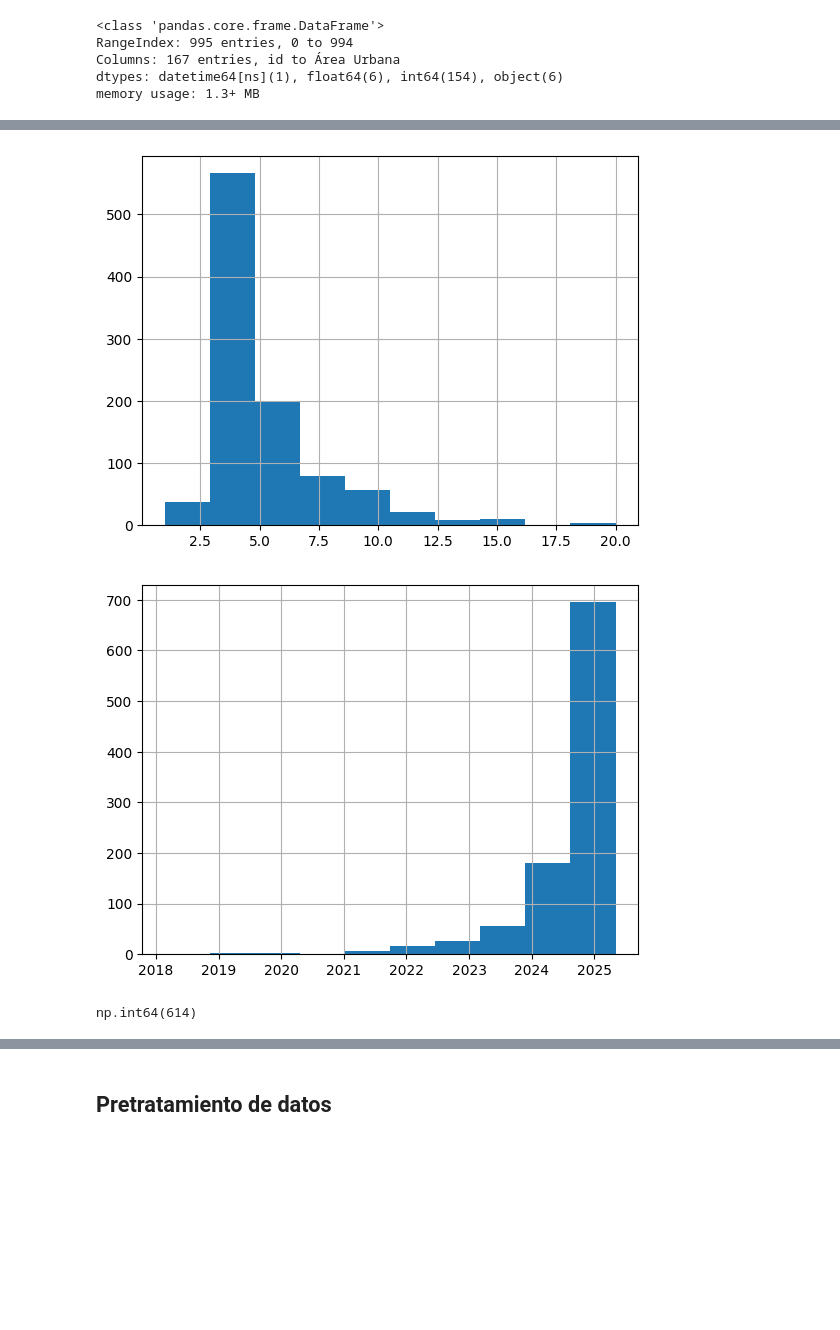
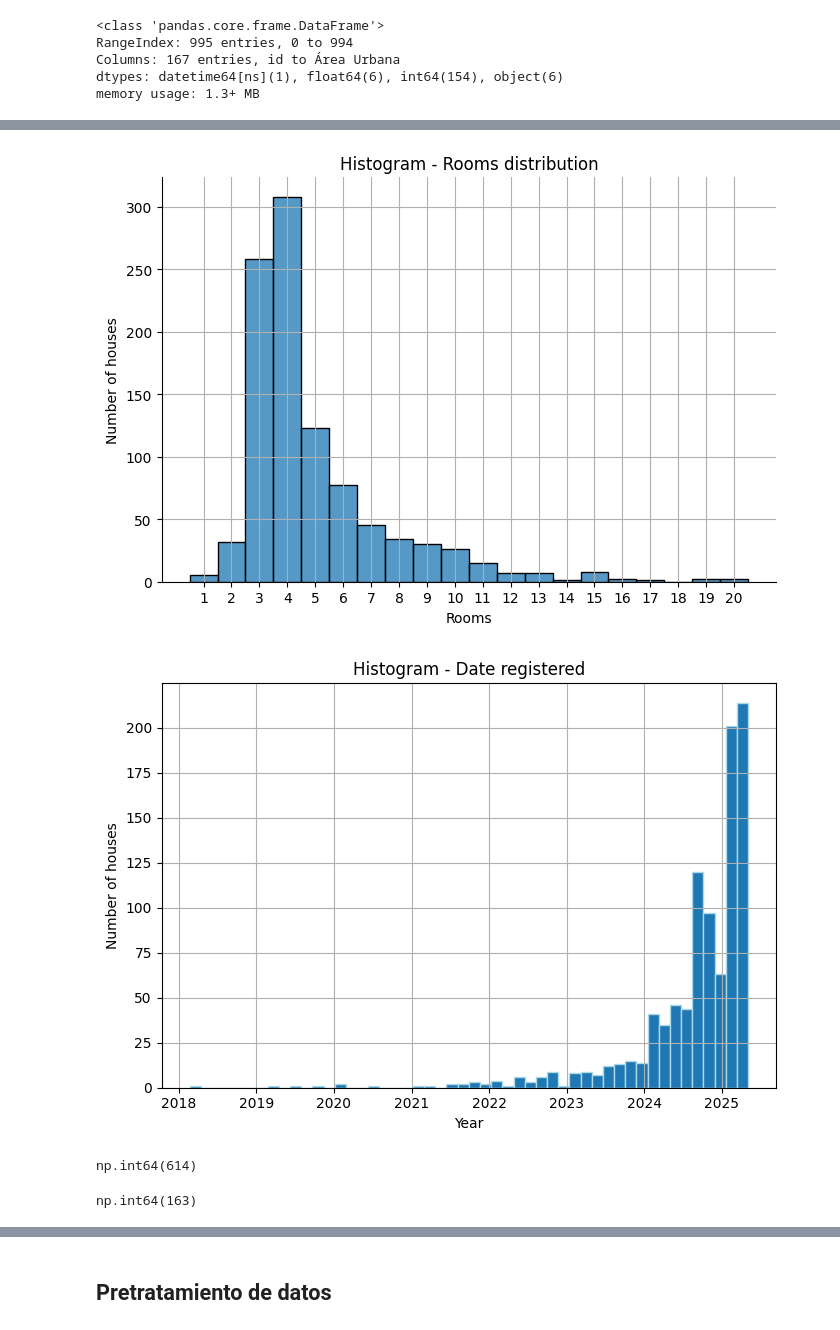
Before and after one commit to JohnQuintero08/house_bogota_price_model, a Jupyter notebook: ipynb/EDA.ipynb, the cells around one changed output, grey strips where cells are left out. Cells and saved outputs as stored; diff of their text form; code cells hidden in the pictures; blank space fills up the shorter version.

```diff
--- a/ipynb/EDA.ipynb
+++ b/ipynb/EDA.ipynb
@@ -72,17 +94,26 @@ plt.show()
 # %%
-df['rooms'].hist()
-plt.show()
+hist_graph(df['rooms'], 'Rooms distribution', 'Rooms', 'Number of houses', True, np.arange(1,21,1) )
 # %% [output]
-[figure, old version]
+[figure, new version]
 # %%
-df['registered_date'].hist()
+plt.figure(figsize=(7,5))
+df['registered_date'].hist(bins=50, edgecolor='lightblue')
+plt.title(f'Histogram - Date registered')
+plt.xlabel('Year')
+plt.ylabel('Number of houses')
+plt.grid(True)
+plt.tight_layout()
 plt.show()
 # %% [output]
-[figure, old version]
+[figure, new version]
 # %%
 df.query('built_area == private_area')['id'].count()
 # %% [output]
 np.int64(614)
+# %%
+df['private_area'].isna().sum()
+# %% [output]
+np.int64(163)
 # %%
 df['fixed_price'].sort_values(ascending=False)
 # %% [output]
```
Also changed, not shown: parts of 38 cells of this notebook, 3 other files.
